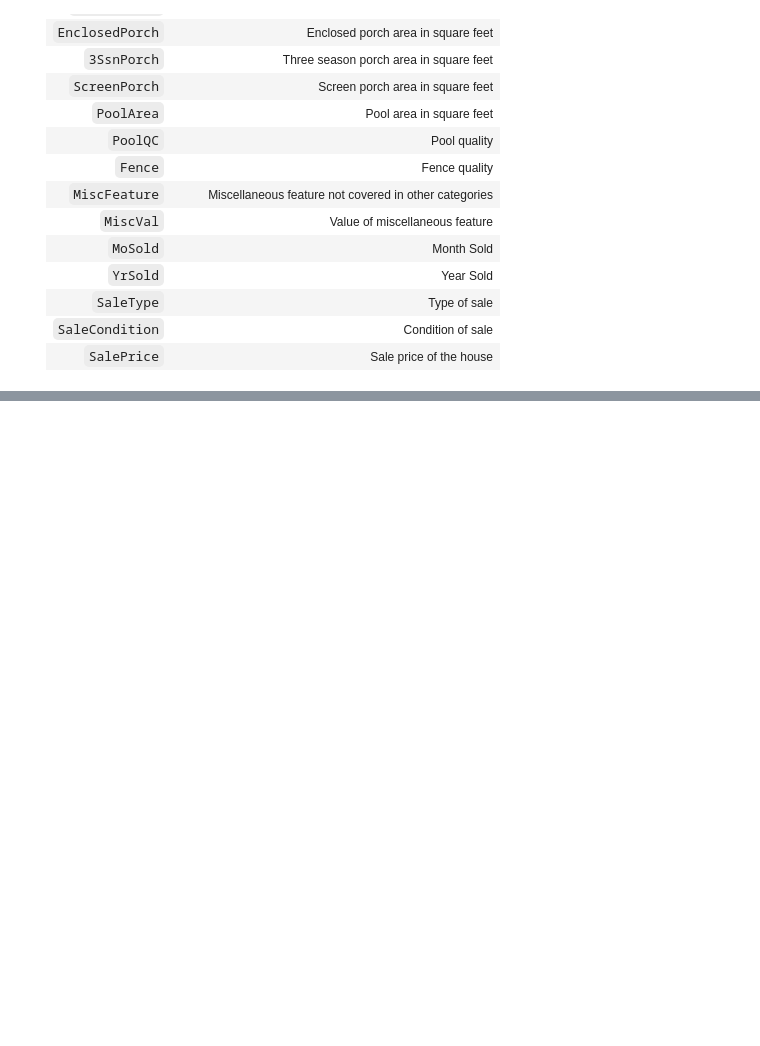
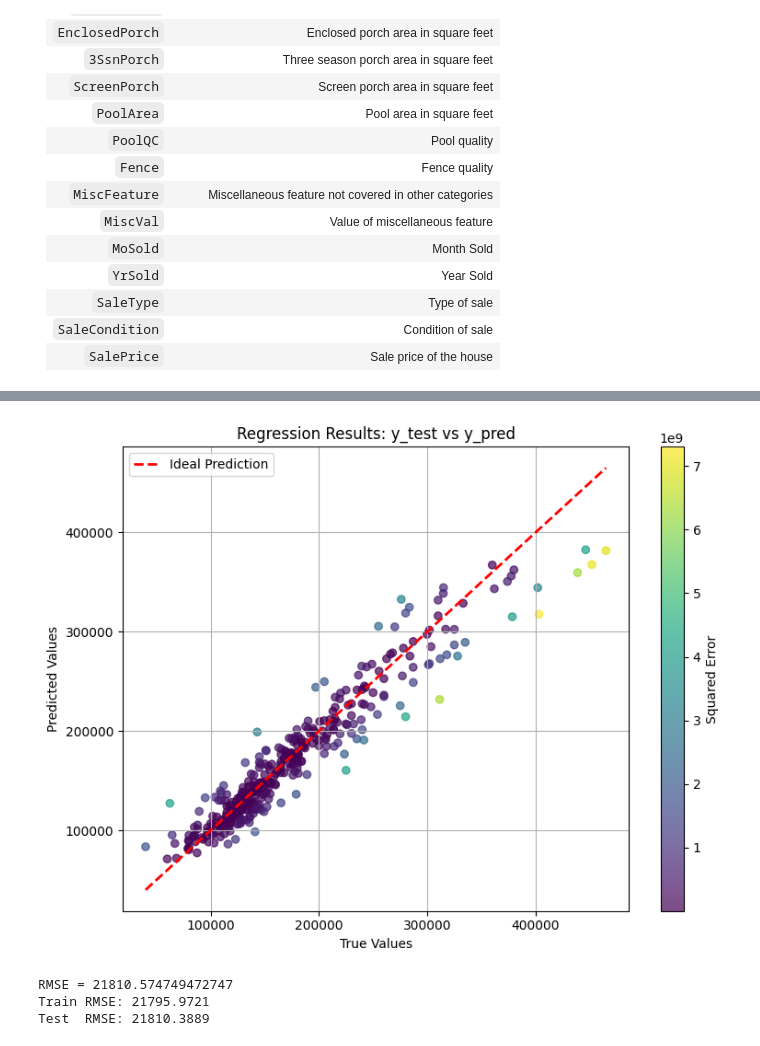
Before and after one commit to FedericoStachurski/kaggle-projects, a Jupyter notebook: house-prices/notebooks/houses-notebook.ipynb, the cells around one changed output, grey strips where cells are left out. Drawn from its saved outputs; the diff is of its cells as text; code cells hidden in the pictures; blank space fills up the shorter version.

```diff
--- a/house-prices/notebooks/houses-notebook.ipynb
+++ b/house-prices/notebooks/houses-notebook.ipynb
@@ -355,0 +483,64 @@ RMSE = 32.203097280057335
+# %%
+
+# random_search.best_params_
+import xgboost as xgb
+dtrain = xgb.DMatrix(X_train_scaled, label=y_train)
+dtest  = xgb.DMatrix(X_test_scaled, label=y_test)
+
+n_estimators = 1000
+eta_max = 0.05
+eta_min = 0.001
+def CosineAnnealingLR(t, eta_max =eta_max,  eta_min = eta_min, T = n_estimators):
+    factor = 1 + np.cos(t*np.pi/T)
+    return eta_min + 0.5*(eta_max - eta_min)*factor
+
+xgb_model = xgb.XGBRegressor(
+    subsample= 0.8,
+    n_estimators= n_estimators,
+    max_depth= 4,
+    learning_rate= eta_max,
+    colsample_bytree= 0.8,
+    reg_lambda= 2,
+    reg_alpha= 4,
+    tree_method="hist",
+    device="cuda",
+    callbacks=[xgb.callback.LearningRateScheduler(CosineAnnealingLR)],
+    random_state=42)
+
+
+xgb_model.fit(
+    X_train_scaled, y_train,
+    eval_set=[(X_train_scaled, y_train), (X_test_scaled, y_test)],
+    verbose=True,
+)
+
+y_pred = xgb_model.predict(X_test_scaled)
+y_pred = np.expm1(y_pred)
+
+squared_errors = ((y_pred - y_test_exp)**2)
+mse = mean_squared_error(y_test_exp,y_pred)
+
+plt.figure(figsize=(8, 6))
+sc = plt.scatter(y_test_exp, y_pred, c=squared_errors, cmap="viridis", alpha=0.7)
+plt.plot([y_test_exp.min(), y_test_exp.max()], [y_test_exp.min(), y_test_exp.max()], 'r--', lw=2, label="Ideal Prediction")
+plt.colorbar(sc, label="Squared Error")
+plt.xlabel("True Values")
+plt.ylabel("Predicted Values")
+plt.title("Regression Results: y_test vs y_pred")
+plt.legend()
+plt.grid(True)
+plt.tight_layout()
+# plt.yscale('log')
+# plt.xscale('log')
+plt.show()
+
+
+train_preds = xgb_model.predict(X_train_scaled)
+test_preds  = xgb_model.predict(X_test_scaled)
+
+train_rmse = mean_squared_error(np.exp(y_train), np.exp(train_preds))
+test_rmse  = mean_squared_error(y_test_exp, np.exp(test_preds))
+print('RMSE = {}'.format(np.sqrt(mse)))
+print(f"Train RMSE: {np.sqrt(train_rmse):.4f}")
+print(f"Test  RMSE: {np.sqrt(test_rmse):.4f}")
+# %% [output]
@@ -355,0 +564,4 @@ RMSE = 32.203097280057335
+[figure, added]
+RMSE = 21810.574749472747
+Train RMSE: 21795.9721
+Test  RMSE: 21810.3889
```
Also changed, not shown: parts of 24 cells of this notebook.
